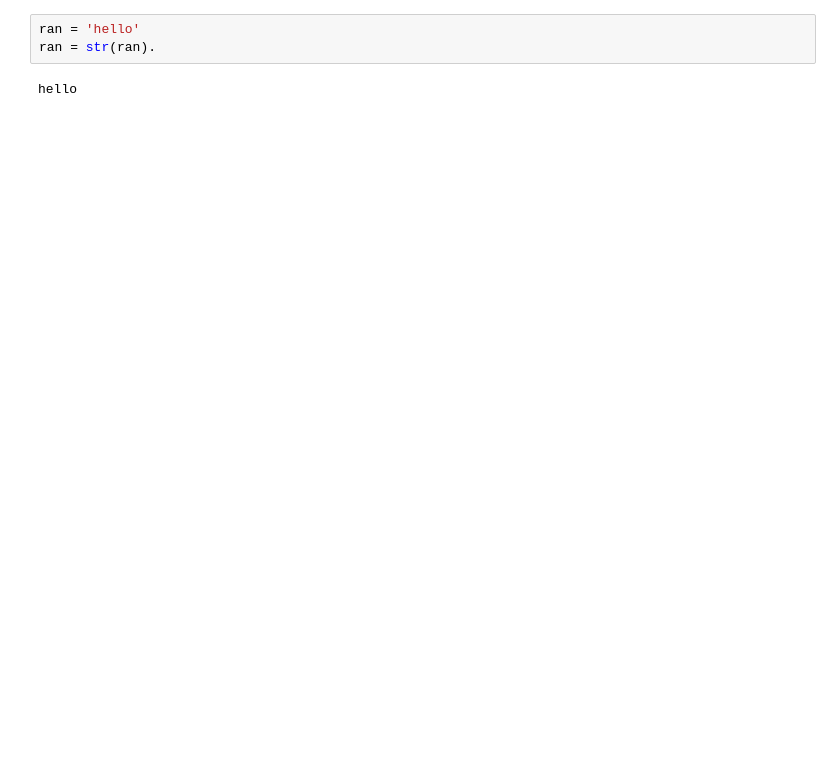
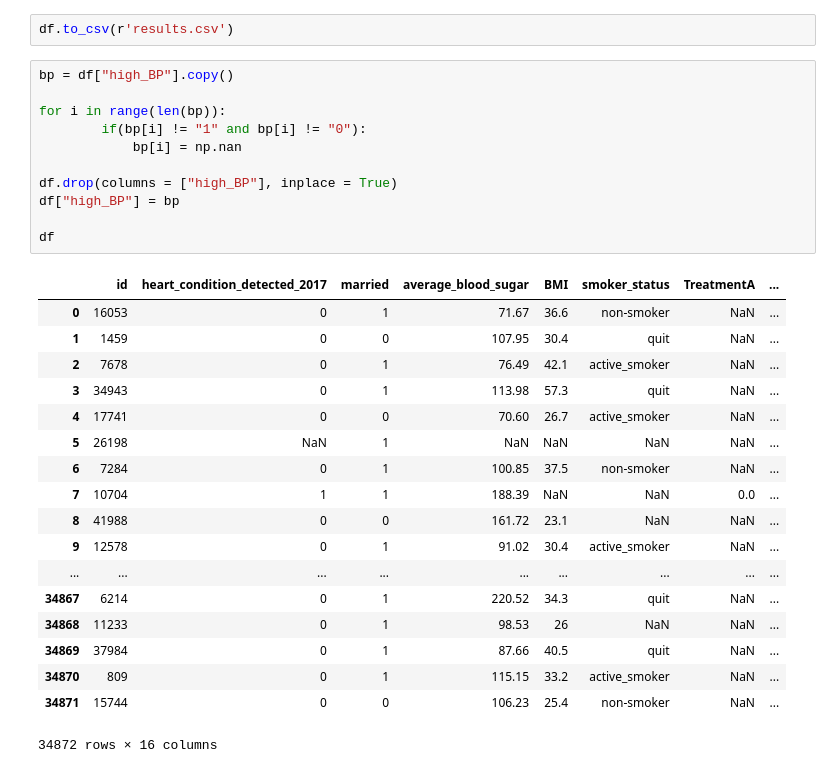
Before and after one commit to benjamin-leung/datasoc-hackathon, a Jupyter notebook: Untitled.ipynb, the cells around one changed output. Cells and saved outputs as stored; diff of their text form; blank space fills up the shorter version.

```diff
--- a/Untitled.ipynb
+++ b/Untitled.ipynb
@@ -47,5 +69,32 @@ df.head(10)
-# %%
-ran = 'hello'
-ran = str(ran).
-# %% [output]
-hello
+# %%
+df.to_csv(r'results.csv')
+# %%
+bp = df["high_BP"].copy()
+
+for i in range(len(bp)):
+        if(bp[i] != "1" and bp[i] != "0"):
+            bp[i] = np.nan
+
+df.drop(columns = ["high_BP"], inplace = True)
+df["high_BP"] = bp
+
+df
+# %% [output]
+|  | id | heart_condition_detected_2017 | married | average_blood_sugar | BMI | smoker_status | TreatmentA | ... |
+| 0 | 16053 | 0 | 1 | 71.67 | 36.6 | non-smoker | NaN | ... |
+| 1 | 1459 | 0 | 0 | 107.95 | 30.4 | quit | NaN | ... |
+| 2 | 7678 | 0 | 1 | 76.49 | 42.1 | active_smoker | NaN | ... |
+| 3 | 34943 | 0 | 1 | 113.98 | 57.3 | quit | NaN | ... |
+| 4 | 17741 | 0 | 0 | 70.60 | 26.7 | active_smoker | NaN | ... |
+| 5 | 26198 | NaN | 1 | NaN | NaN | NaN | NaN | ... |
+| 6 | 7284 | 0 | 1 | 100.85 | 37.5 | non-smoker | NaN | ... |
+| 7 | 10704 | 1 | 1 | 188.39 | NaN | NaN | 0.0 | ... |
+| 8 | 41988 | 0 | 0 | 161.72 | 23.1 | NaN | NaN | ... |
+| 9 | 12578 | 0 | 1 | 91.02 | 30.4 | active_smoker | NaN | ... |
+| ... | ... | ... | ... | ... | ... | ... | ... | ... |
+| 34867 | 6214 | 0 | 1 | 220.52 | 34.3 | quit | NaN | ... |
+| 34868 | 11233 | 0 | 1 | 98.53 | 26 | NaN | NaN | ... |
+| 34869 | 37984 | 0 | 1 | 87.66 | 40.5 | quit | NaN | ... |
+| 34870 | 809 | 0 | 1 | 115.15 | 33.2 | active_smoker | NaN | ... |
+| 34871 | 15744 | 0 | 0 | 106.23 | 25.4 | non-smoker | NaN | ... |
+34872 rows × 16 columns
```
Also changed, not shown: parts of 2 cells of this notebook, 5 other files.
